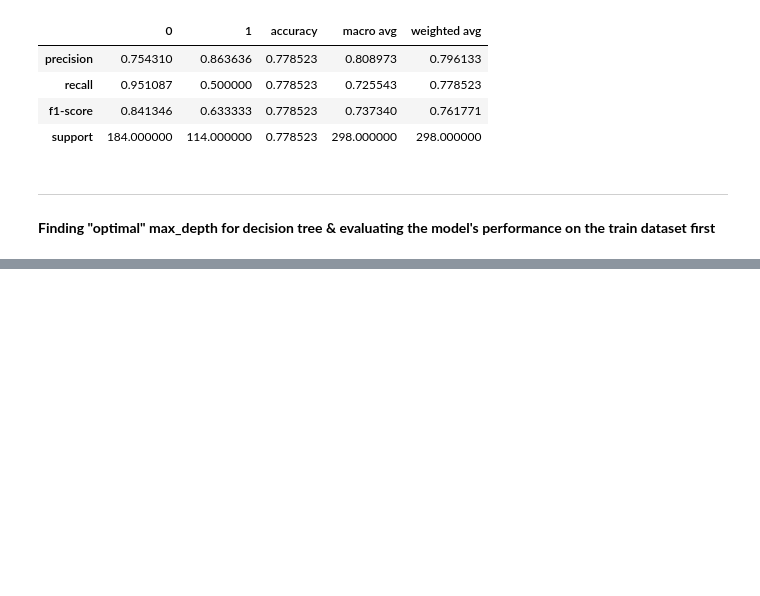
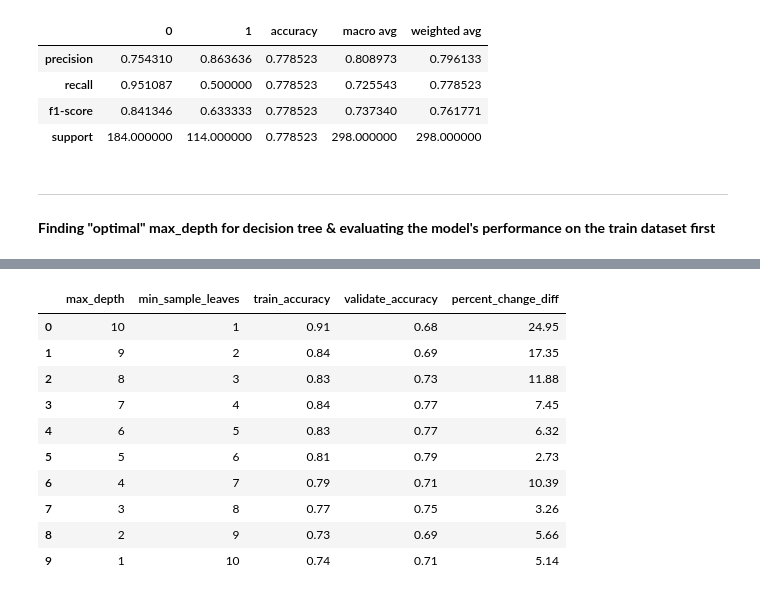
Before and after one commit to mijailmariano/classification-exercises, a Jupyter notebook: model.ipynb, the cells around one changed output, grey strips where cells are left out. Cells and saved outputs as stored; diff of their text form; code cells hidden in the pictures; blank space fills up the shorter version.

```diff
--- a/model.ipynb
+++ b/model.ipynb
@@ -436,0 +744,43 @@ support    184.000000  114.000000   0.90604  298.000000    298.000000
+# %%
+# measuring the percent change difference acrross train and validate datasets
+
+metrics = []
+counter = 0
+for i in range(10, 0, -1):
+    # Make the model
+    rf = RandomForestClassifier(max_depth=i, min_samples_leaf = (counter + 1), random_state=123)
+    counter += 1
+
+    # Fit the model (on train and only train)
+    rf = rf.fit(X_train, y_train)
+
+    # Use the model
+    # We'll evaluate the model's performance on train, first
+    in_sample_accuracy = rf.score(X_train, y_train)
+
+    out_of_sample_accuracy = rf.score(X_validate, y_validate)
+
+    output = {
+        "max_depth": i,
+        "min_sample_leaves": counter,
+        "train_accuracy": in_sample_accuracy,
+        "validate_accuracy": out_of_sample_accuracy
+    }
+
+    metrics.append(output)
+
+df = pd.DataFrame(metrics)
+df["percent_change_diff"] = ((df.train_accuracy - df.validate_accuracy) / df.train_accuracy) * 100
+df.round(2)
+# %% [output]
+|  | max_depth | min_sample_leaves | train_accuracy | validate_accuracy | percent_change_diff |
+| 0 | 10 | 1 | 0.91 | 0.68 | 24.95 |
+| 1 | 9 | 2 | 0.84 | 0.69 | 17.35 |
+| 2 | 8 | 3 | 0.83 | 0.73 | 11.88 |
+| 3 | 7 | 4 | 0.84 | 0.77 | 7.45 |
+| 4 | 6 | 5 | 0.83 | 0.77 | 6.32 |
+| 5 | 5 | 6 | 0.81 | 0.79 | 2.73 |
+| 6 | 4 | 7 | 0.79 | 0.71 | 10.39 |
+| 7 | 3 | 8 | 0.77 | 0.75 | 3.26 |
+| 8 | 2 | 9 | 0.73 | 0.69 | 5.66 |
+| 9 | 1 | 10 | 0.74 | 0.71 | 5.14 |
```
Also changed, not shown: parts of 32 cells of this notebook.
